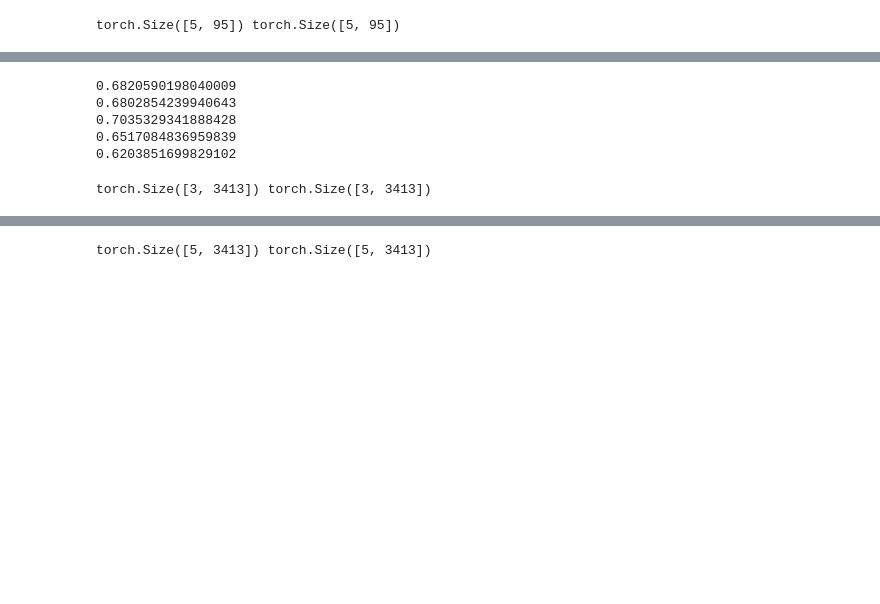
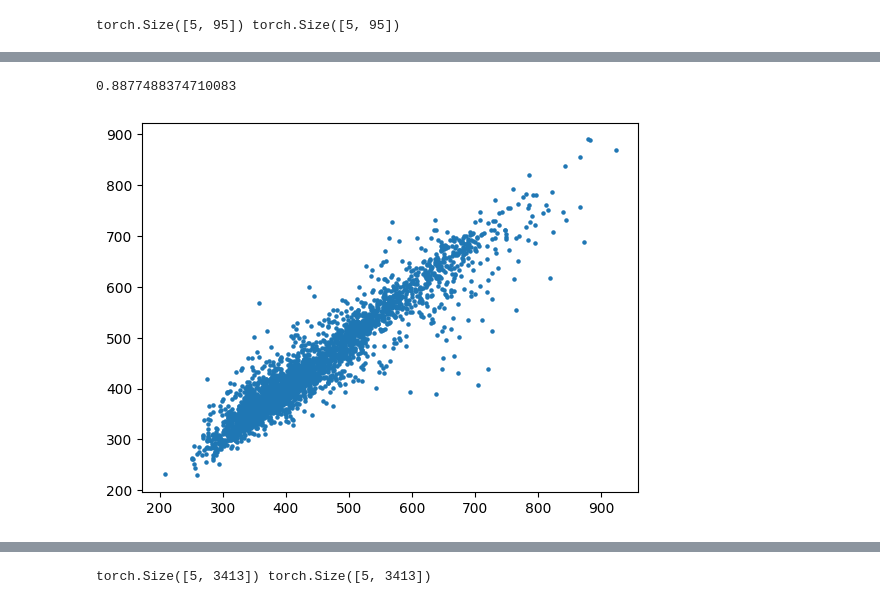
Before and after one commit to howardwang1997/AI4PS, a Jupyter notebook: draw/gnn/correlation.ipynb, the cells around one changed output, grey strips where cells are left out. Cells and saved outputs as stored; diff of their text form; code cells hidden in the pictures; blank space fills up the shorter version.

Commit message:
draw gnn final production

```diff
--- a/draw/gnn/correlation.ipynb
+++ b/draw/gnn/correlation.ipynb
@@ -132,7 +134,6 @@ dict_keys(['state_dict', 'loss', 'val_loss_list', 'targets'])
 # final production, soqy, ensemble model
 import json
 import torch
-
 
 # variables
 ckpt_template = '/mnt/bn/ai4s-hl/bamboo/hongyi/debug/checkpoints/soqy_final_rg_ens_0_seed_52_fold_3_checkpoint.pt'
@@ -155,5 +156,15 @@ targets = torch.tensor(targets)
 print(predictions.shape, targets.shape)
 predictions = predictions.mean(dim=0)
 targets = targets.mean(dim=0)
+
+ae = torch.abs(predictions - targets)
+mae = ae.mean()
+sae = ae.std()
+print(f'MAE: {mae:.4f}, STD: {sae:.4f}')
+
+se = (predictions - targets)**2
+rmse = se.mean().sqrt()
+rsse = se.std().sqrt()
+print(f'MSE: {rmse:.4f}, STD: {rsse:.4f}')
 # %% [output]
 torch.Size([3, 95]) torch.Size([3, 95])
@@ -197,3 +210,17 @@ targets = torch.tensor(targets)
 print(predictions.shape, targets.shape)
 # %% [output]
 torch.Size([5, 95]) torch.Size([5, 95])
+# %%
+for i in range(5):
+    np_pred = np.array(predictions[i])
+    np_targ = np.array(targets[i])
+    r2 = 1 - np.mean((np_pred - np_targ)**2)/np.var(np_pred)
+
+    ae = torch.abs(predictions[i] - targets[i])
+    mae = ae.mean()
+    sae = ae.std()
+
+    se = (predictions[i] - targets[i])**2
+    rmse = se.mean().sqrt()
+    rsse = se.std().sqrt()
+    print(f'MAE: {mae:.4f}, STD: {sae:.4f}, MSE: {rmse:.4f}, STD: {rsse:.4f}, R2: {r2:.4f}')
@@ -200,41 +274,13 @@ torch.Size([5, 95]) torch.Size([5, 95])
 # %%
-for i in range(5):
-    np_pred = np.array(predictions[i])
-    np_targ = np.array(targets[i])
-    r2 = 1 - np.mean((np_pred - np_targ)**2)/np.var(np_pred)
-    print(r2)
+from matplotlib import pyplot as plt
+import numpy as np
+
+np_pred = np.array(predictions)
+np_targ = np.array(targets)
+r2 = 1 - np.mean((np_pred - np_targ)**2)/np.var(np_pred)
+print(r2)
+plt.scatter(targets, predictions, s=5)
+plt.show()
 # %% [output]
-0.6820590198040009
-0.6802854239940643
-0.7035329341888428
-0.6517084836959839
-0.6203851699829102
+0.8877488374710083
+[figure, added]
-# %%
-# final production, abs, ensemble model
-import json
-import torch
-
-
-# variables
-ckpt_template = '/mnt/bn/ai4s-hl/bamboo/hongyi/debug/checkpoints/abs_final_rg_ens_0_seed_52_fold_3_checkpoint.pt'
-fold = 3 # 3
-
-ckpt_path = ckpt_template.replace('fold_0', f'fold_{fold}')
-data = torch.load(ckpt_path)
-
-predictions = [list(data['targets']['predictions'].reshape(-1).numpy())]
-targets = [list(data['targets']['targets'].numpy())]
-
-for i in range(1,3):
-    ckpt_path = ckpt_template.replace('ens_0', f'ens_{i}')#.replace('fold_0', f'fold_{fold}')
-    data = torch.load(ckpt_path)
-    predictions.append(list(data['targets']['predictions'].reshape(-1).numpy()))
-    targets.append(data['targets']['targets'])
-
-predictions = torch.tensor(predictions)
-targets = torch.tensor(targets)
-print(predictions.shape, targets.shape)
-predictions = predictions.mean(dim=0)
-targets = targets.mean(dim=0)
-# %% [output]
-torch.Size([3, 3413]) torch.Size([3, 3413])
```
Also changed, not shown: parts of 6 cells of this notebook.
